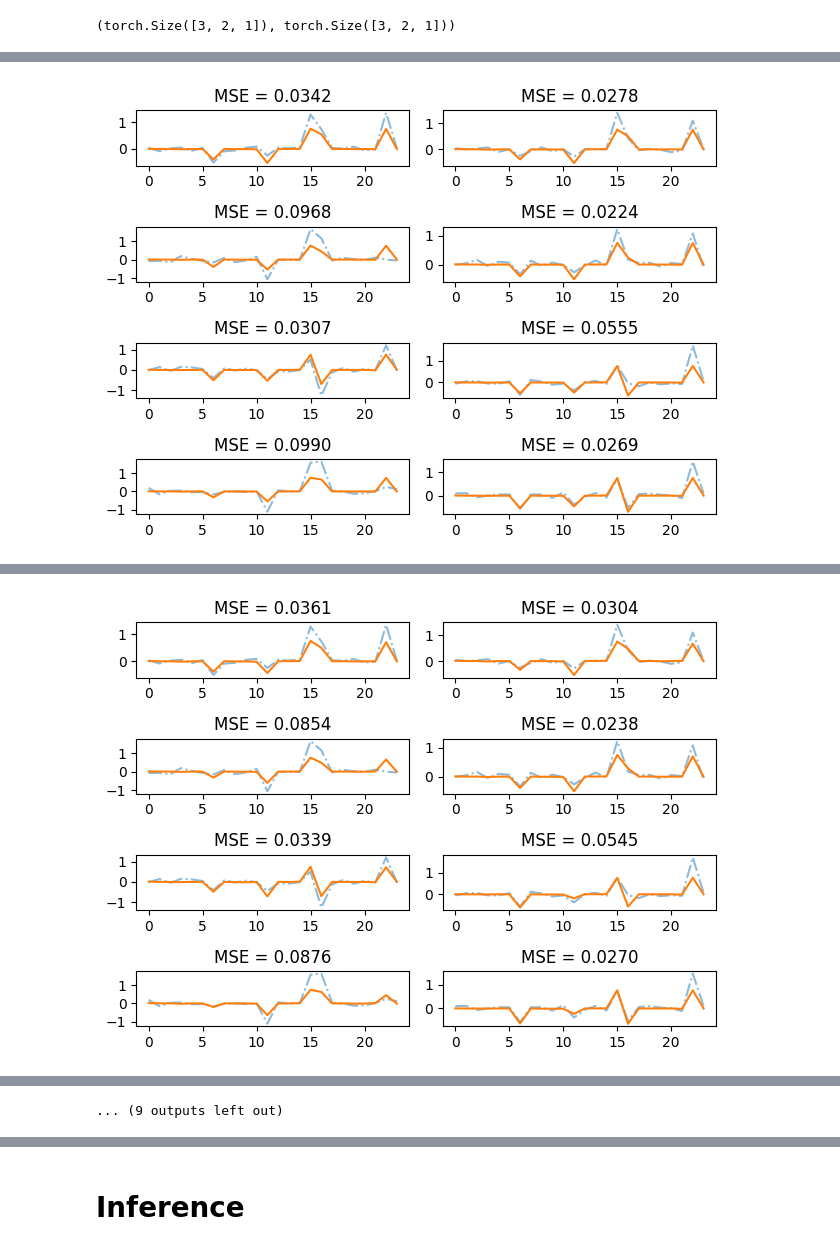
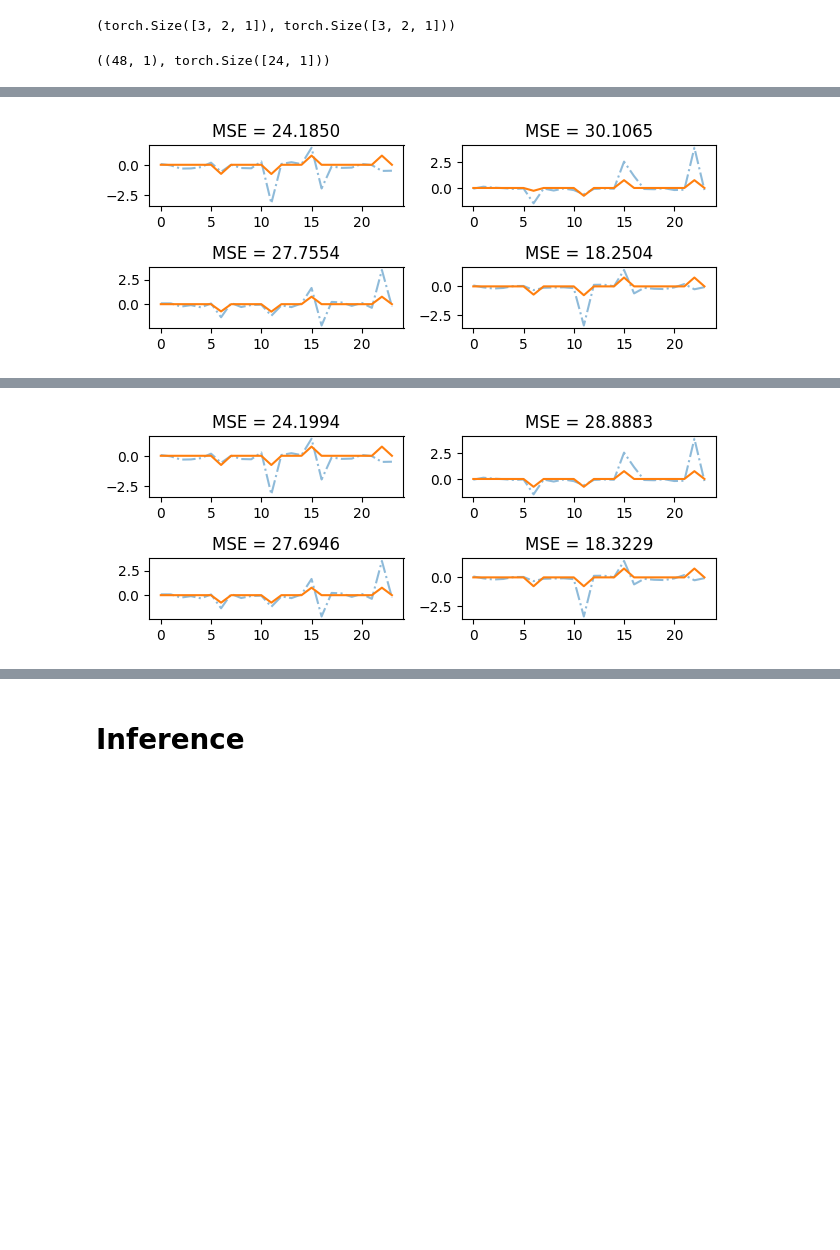
Before and after one commit to thatgeeman/ts_vae-lstm, a Jupyter notebook: nbs/02_lstm.ipynb, the cells around one changed output, grey strips where cells are left out. Cells and saved outputs as stored; diff of their text form; code cells hidden in the pictures; blank space fills up the shorter version.

Commit message:
vae fixes - calculate loss in model - change stride during decoder - increase hidden layer conv outsize

```diff
--- a/nbs/02_lstm.ipynb
+++ b/nbs/02_lstm.ipynb
@@ -239,14 +253,14 @@ class TSLSTMDataset(Dataset):
     def __getitem__(self, idx):
         true_idx = self.indices[idx]
         true_idx_next = true_idx + 1
-        x_emb = self.embeddings[true_idx]["subset"]
-        y_emb = self.embeddings[true_idx_next]["subset"]
+        x_emb = (self.embeddings[true_idx]["subset"] - self.mean) / self.std
+        y_emb = (self.embeddings[true_idx_next]["subset"] - self.mean) / self.std
         return x_emb, y_emb  # latent_dim, seq_len
 
     def __len__(self):
         return len(self.indices) - 1
 # %%
-means, stds = 0, 1
+means, stds = emb_mean, emb_std  # 0, 1
 dset_trn = TSLSTMDataset(
     data_embeddings,
     indices=trn_data_idxs,
@@ -325,7 +337,6 @@ class LSTMModel(nn.Module):
             input_size=input_size,
             hidden_size=hidden_size,  # output_size,
             num_layers=1,
-            batch_first=True,
         )
         self.lstm_hidden = nn.LSTM(
             input_size=hidden_size,  # output_size,
@@ -343,6 +354,7 @@ class LSTMModel(nn.Module):
         self.activation = activation
         self.dropout = nn.Dropout(0.5)
         # F.tanh  # F.relu, F.tanh, F.sigmoid, F.leaky_relu, F.elu, F.selu, F.softplus, F.softmax
+        self.init_lstm_weights()
 
     def forward(self, x):
         # x has shape bs, emb_dim, seq_len (emb_dim=latent_dim, seq_len=1)
@@ -356,8 +368,16 @@ class LSTMModel(nn.Module):
         # LSTM3
         lstm_out3, _ = self.lstm_output(lstm_out2)
 
-        lstm_out3 = self.activation(lstm_out3)
+        lstm_out3 = self.activation(self.dropout(lstm_out3))
         return lstm_out3.permute(0, 2, 1)  # bs, output_size, seq_len
+
+    def init_lstm_weights(self):
+        for layer in [self.lstm_input, self.lstm_hidden, self.lstm_output]:
+            for name, param in layer.named_parameters():
+                if "weight" in name:
+                    nn.init.xavier_normal_(param)
+                elif "bias" in name:
+                    nn.init.constant_(param, 0.0)
 # %%
 xs.shape
 # %% [output]
@@ -367,6 +387,8 @@ pred_ys = LSTMModel(
     input_size=24,
     output_size=24,
     hidden_size=128,
+).to(
+    device
 )(xs)
 pred_ys.shape
 # %% [output]
@@ -450,31 +496,37 @@ def scaled_func(func, scale=1, *args, **kwargs):
     return mod_func
 # %%
 from fastcore.xtras import noop
+# %%
+data[0]["subset"].shape, data_embeddings[0]["subset"].shape
+# %% [output]
+((48, 1), torch.Size([24, 1]))
 # %%
-train_dataloader = dl_trn
-valid_dataloader = dl_val
-batch_size = 16
-num_epochs = 200
-learning_rate = 1e-3
+batch_size = 4
+num_epochs = 100
+learning_rate = 1e-2
 latent_dim = 24
 hidden_size = 128
 # dropout_p = 0.2
 # num_layers = 2
 # scale = 1
-range_val = 3
+range_val = 5
 activation = partial(F.hardtanh, min_val=-range_val, max_val=range_val)
-criterion = huber_loss  # mean_absolute_error
+criterion = (
+    error_weighted  # mean_squared_error  # MAELoss  # huber_loss  # mean_absolute_error
+)
 scorer = mean_absolute_error
 
+means, stds = emb_mean, emb_std
+
 dset_trn = TSLSTMDataset(
-    data,
+    data_embeddings,
     indices=trn_data_idxs,
     mean=means,
     std=stds,
 )
 
 dset_val = TSLSTMDataset(
-    data,
+    data_embeddings,
     indices=val_data_idxs,
     mean=means,
     std=stds,
@@ -491,11 +543,12 @@ dl_trn = DataLoader(
 dl_val = DataLoader(
     dataset=dset_val,
     batch_size=batch_size,
-    drop_last=False,
+    drop_last=True,
     shuffle=False,
     num_workers=num_workers,
 )
-
+train_dataloader = dl_trn
+valid_dataloader = dl_val
 
 model = LSTMModel(
     input_size=latent_dim,
@@ -549,8 +602,6 @@ def validate_epoch(dls, criterion, scorer, show=False):
             running_score += score.item()
         if show:
             for idx in range(batch_size):
-                if idx >= 8:
-                    break
                 ax = plt.subplot(4, 2, idx + 1)
                 # idx_feature = 0
                 pred_current_example, current_points = (
@@ -559,7 +610,9 @@ def validate_epoch(dls, criterion, scorer, show=False):
                 )
                 sns.lineplot(current_points.numpy(), alpha=0.5, linestyle="-.")
                 sns.lineplot(pred_current_example.numpy())
-                mse_val = F.mse_loss(pred_current_example, current_points)
+                mse_val = criterion(
+                    pred_current_example.unsqueeze(-1), current_points.unsqueeze(-1)
+                )
                 plt.title(f"MSE = {mse_val:.4f}")
             plt.tight_layout()
             plt.show()
@@ -639 +693 @@ Epoch [19/200], Batch [11/11], Loss: [0.617, 0.635], Score: [2.946, 3.020]
-[figure, old version]
+[figure, new version]
@@ -660 +711 @@ Epoch [39/200], Batch [11/11], Loss: [0.544, 0.536], Score: [2.778, 2.802]
-[figure, old version]
+[figure, new version]
@@ -739,4 +767,3 @@ Epoch [119/200], Batch [11/11], Loss: [0.431, 0.464], Score: [2.475, 2.584]
-... (9 outputs left out)
 # %%
 torch.save(model, f"../models/lstm_{num_epochs}.pth")
 f"../models/lstm_{num_epochs}.pth"
```
Also changed, not shown: parts of 19 cells of this notebook, 9 other files.
